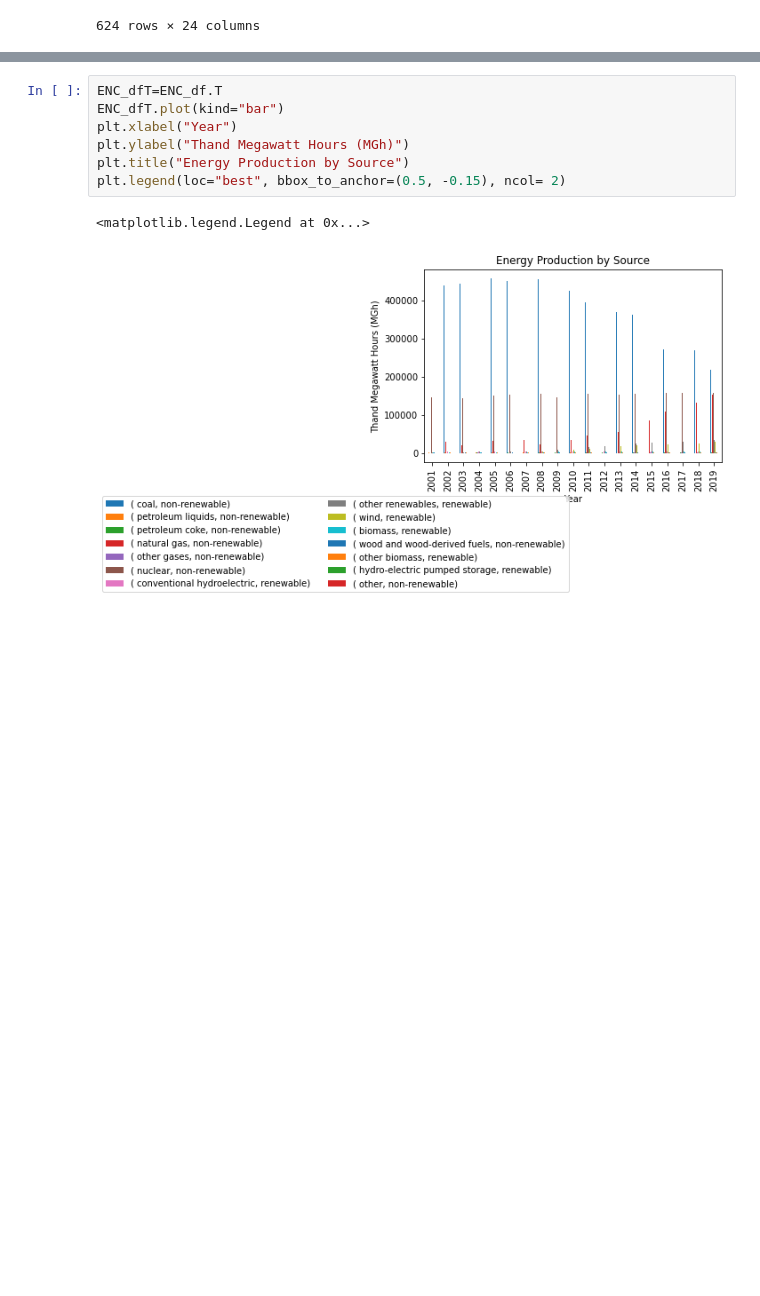
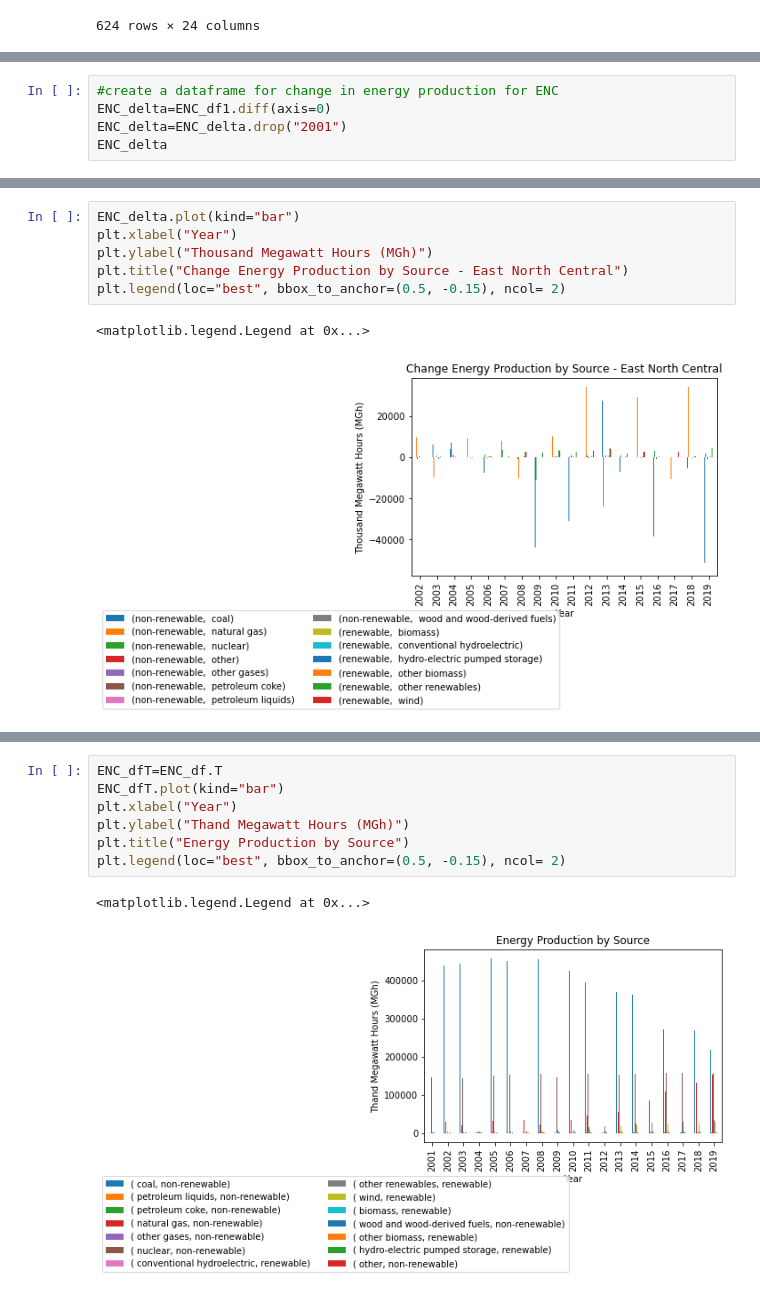
Before and after one commit to Mitchemoto/project-1-, a Jupyter notebook: Energy_Source_Clean_East_North_Central.ipynb, the cells around one changed output, grey strips where cells are left out. Cells and saved outputs as stored; diff of their text form; blank space fills up the shorter version.

```diff
--- a/Energy_Source_Clean_East_North_Central.ipynb
+++ b/Energy_Source_Clean_East_North_Central.ipynb
@@ -238,0 +317,5 @@ filtered_df2
+# %%
+#create a dataframe for change in energy production for ENC
+ENC_delta=ENC_df1.diff(axis=0)
+ENC_delta=ENC_delta.drop("2001")
+ENC_delta
@@ -238,0 +342,9 @@ filtered_df2
+# %%
+ENC_delta.plot(kind="bar")
+plt.xlabel("Year")
+plt.ylabel("Thousand Megawatt Hours (MGh)")
+plt.title("Change Energy Production by Source - East North Central")
+plt.legend(loc="best", bbox_to_anchor=(0.5, -0.15), ncol= 2)
+# %% [output]
+<matplotlib.legend.Legend at 0x...>
+[figure, added]
```
Also changed, not shown: parts of 21 cells of this notebook.
